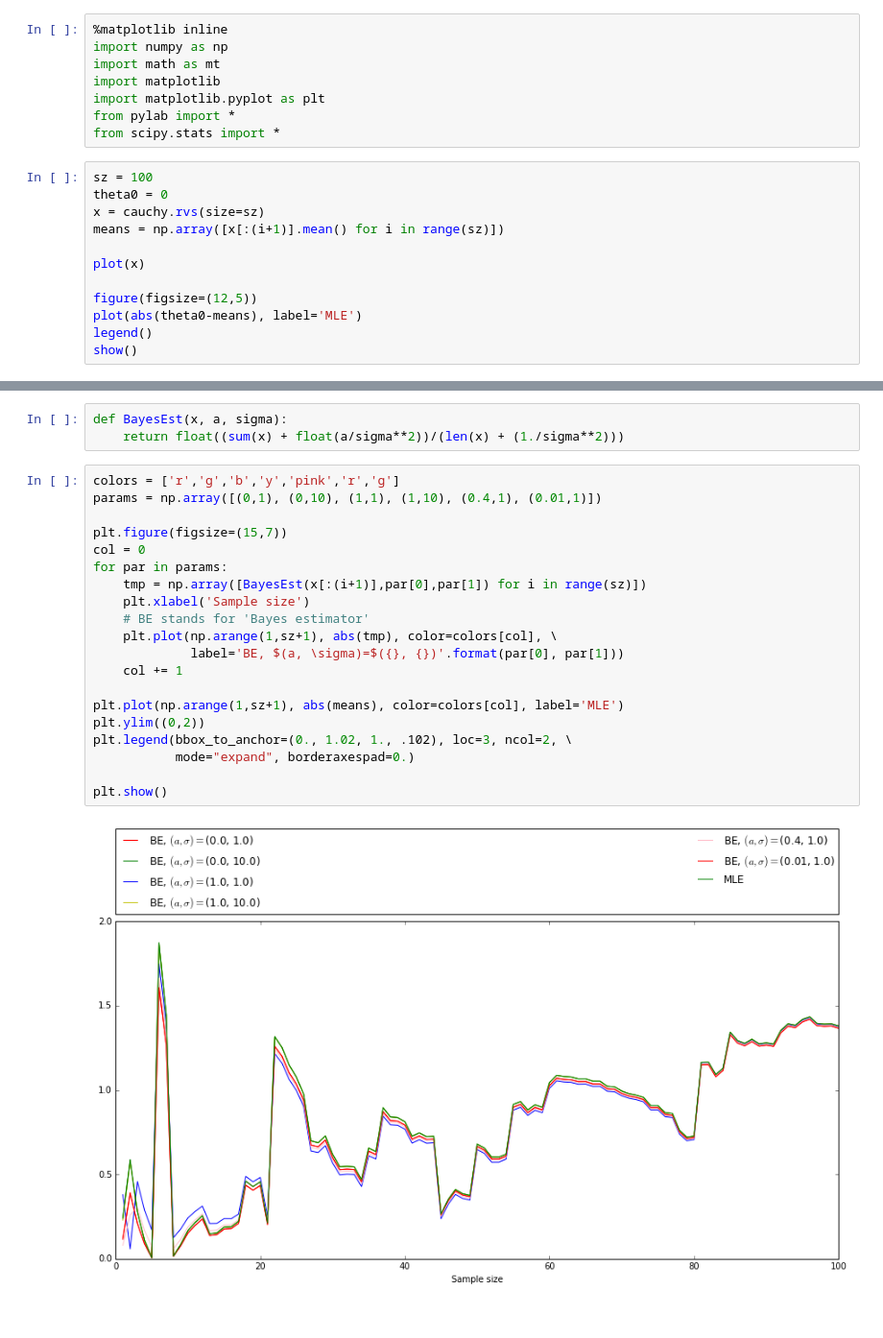
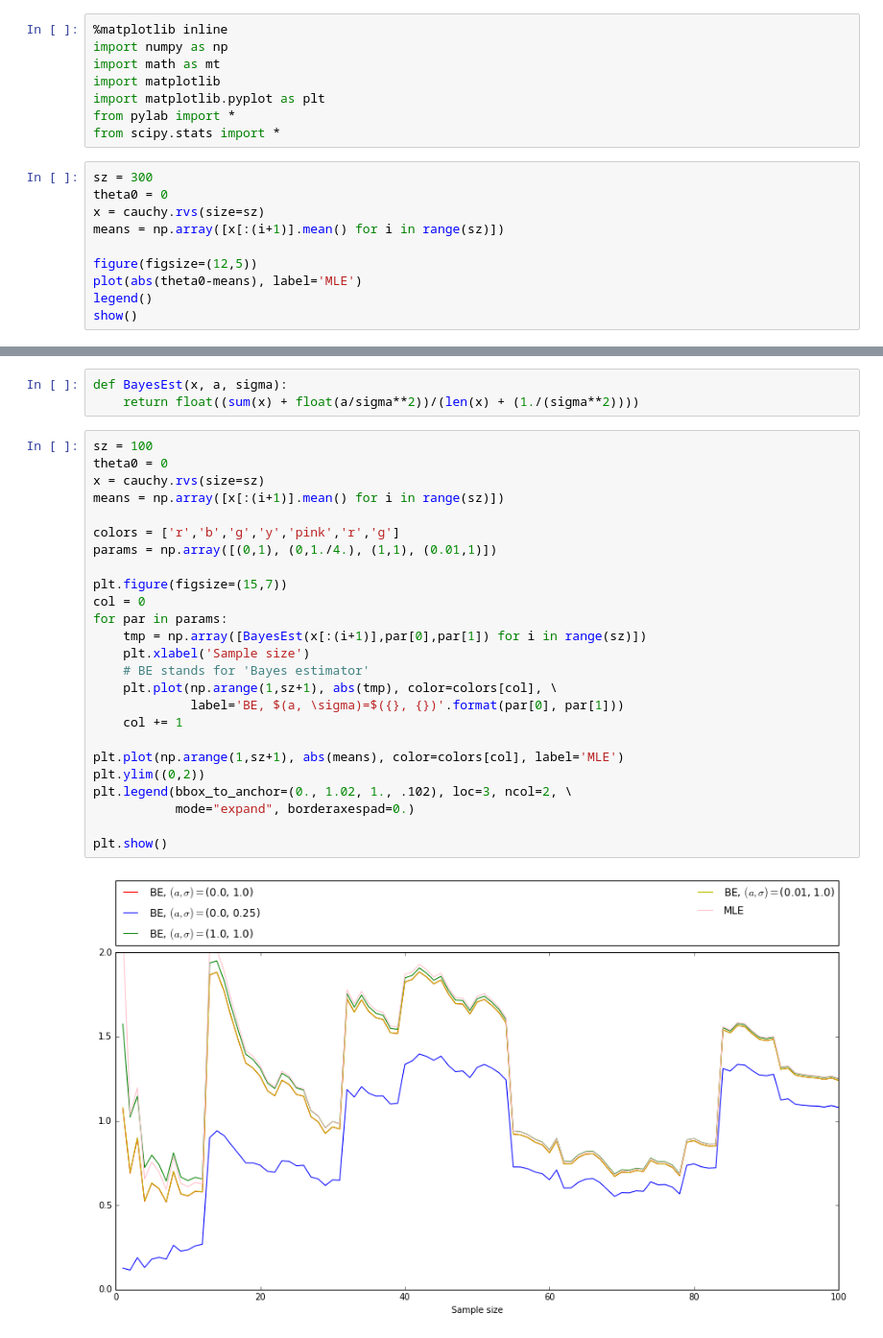
Before and after one commit to akarazeev/MathStatistics-4sem-MIPT-2016, a Jupyter notebook: 5. Байесовские оценки/7.3.ipynb, the cells around one changed output, grey strips where cells are left out. Shown at 96% size. Saved outputs shown, nothing was run; the diff lists cells and outputs as text.

```diff
--- a/5. Байесовские оценки/7.3.ipynb
+++ b/5. Байесовские оценки/7.3.ipynb
@@ -9,12 +9,10 @@ import matplotlib.pyplot as plt
 from pylab import *
 from scipy.stats import *
 # %%
-sz = 100
+sz = 300
 theta0 = 0
 x = cauchy.rvs(size=sz)
 means = np.array([x[:(i+1)].mean() for i in range(sz)])
-
-plot(x)
 
 figure(figsize=(12,5))
 plot(abs(theta0-means), label='MLE')
@@ -26,25 +23,30 @@ show()
 # %%
 def BayesEst(x, a, sigma):
-    return float((sum(x) + float(a/sigma**2))/(len(x) + (1./sigma**2)))
+    return float((sum(x) + float(a/sigma**2))/(len(x) + (1./(sigma**2))))
 # %%
-colors = ['r','g','b','y','pink','r','g']
-params = np.array([(0,1), (0,10), (1,1), (1,10), (0.4,1), (0.01,1)])
+sz = 100
+theta0 = 0
+x = cauchy.rvs(size=sz)
+means = np.array([x[:(i+1)].mean() for i in range(sz)])
+
+colors = ['r','b','g','y','pink','r','g']
+params = np.array([(0,1), (0,1./4.), (1,1), (0.01,1)])
 
 plt.figure(figsize=(15,7))
 col = 0
 for par in params:
     tmp = np.array([BayesEst(x[:(i+1)],par[0],par[1]) for i in range(sz)])
     plt.xlabel('Sample size')
     # BE stands for 'Bayes estimator'
     plt.plot(np.arange(1,sz+1), abs(tmp), color=colors[col], \
              label='BE, $(a, \sigma)=$({}, {})'.format(par[0], par[1]))
     col += 1
 
 plt.plot(np.arange(1,sz+1), abs(means), color=colors[col], label='MLE')
 plt.ylim((0,2))
 plt.legend(bbox_to_anchor=(0., 1.02, 1., .102), loc=3, ncol=2, \
            mode="expand", borderaxespad=0.)
 
 plt.show()
 # %% [output]
-[figure, old version]
+[figure, new version]
```
Also changed, not shown: parts of 1 cell of this notebook.
